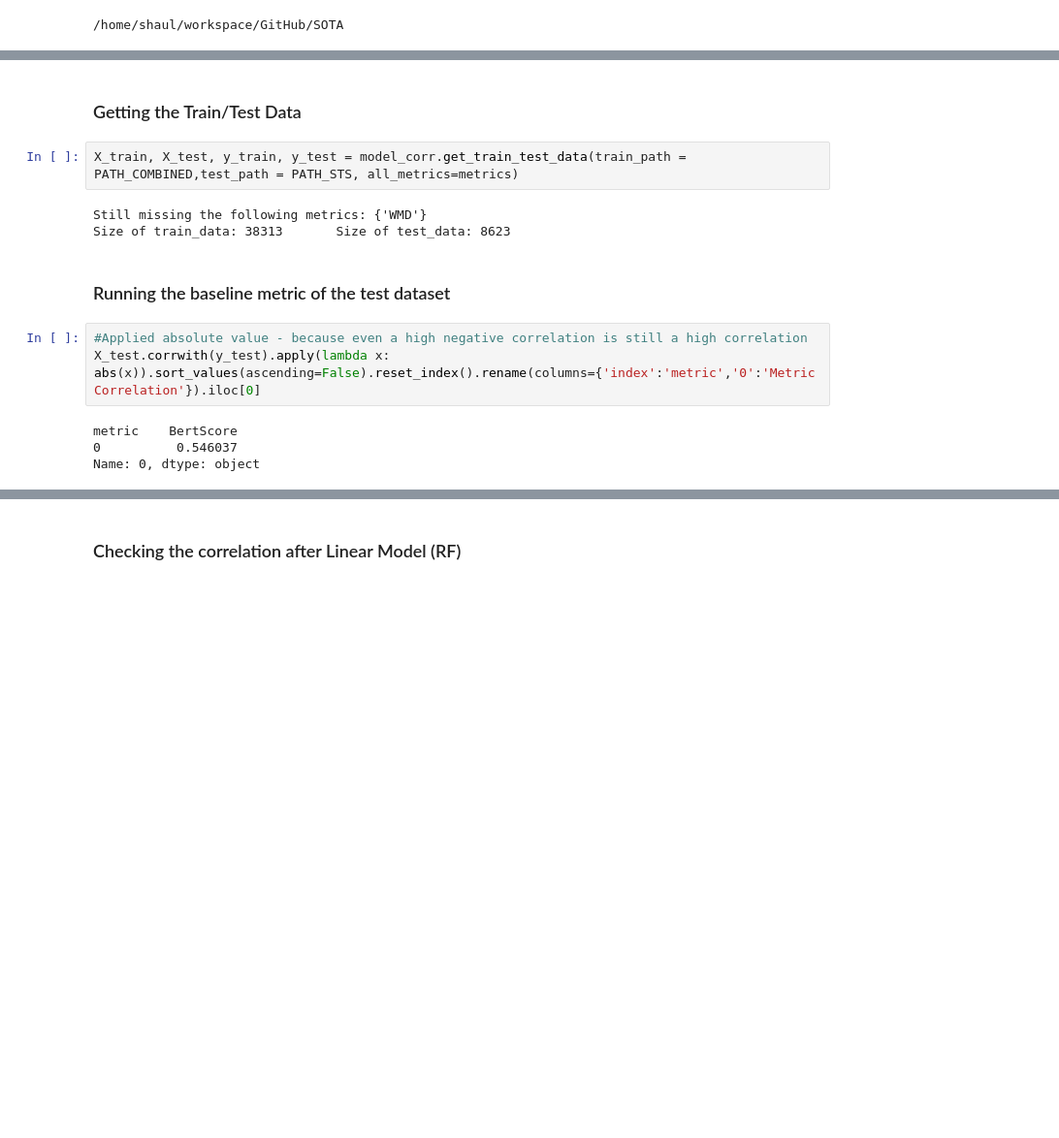
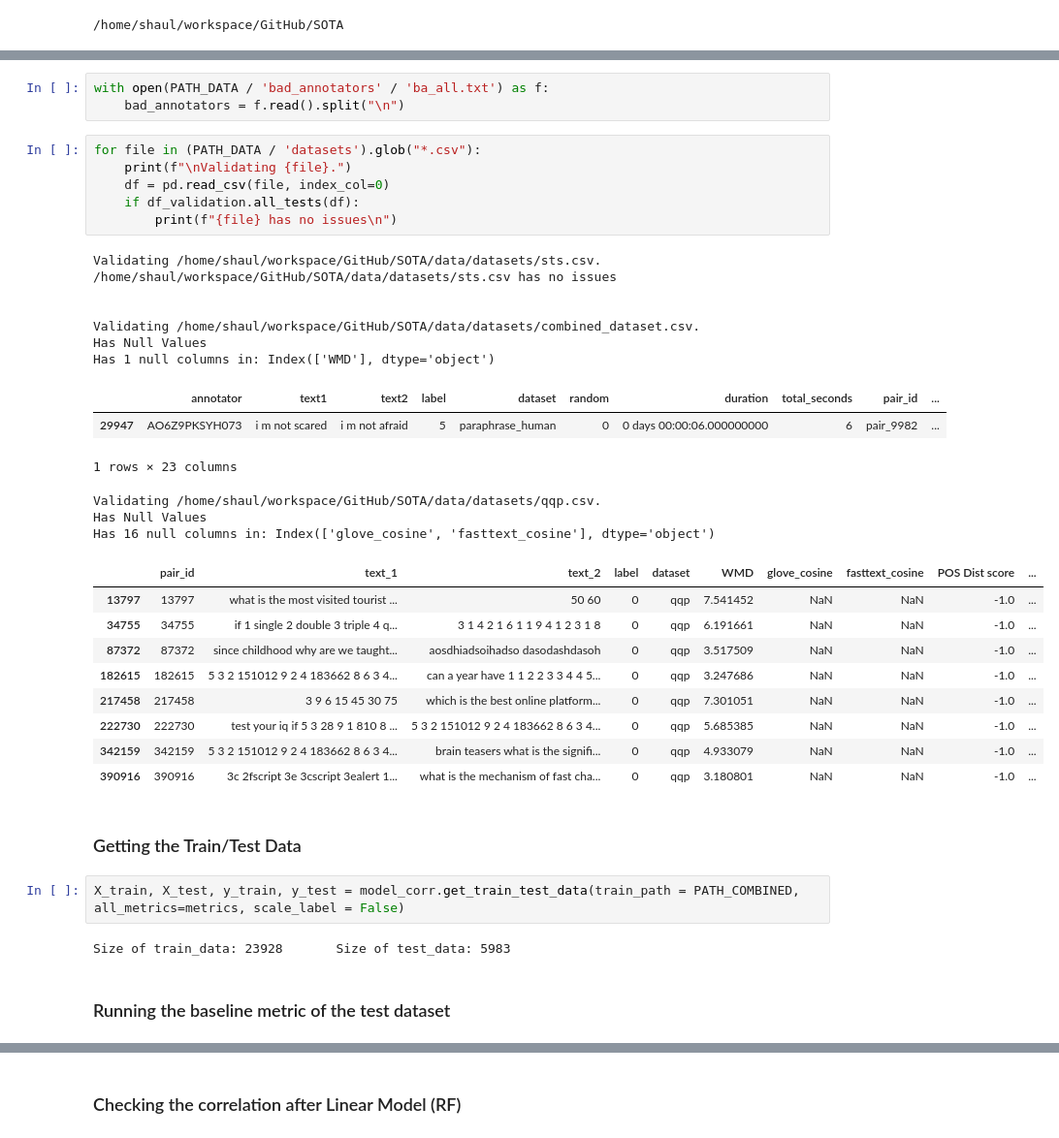
Before and after one commit to Hernanros/SOTA, a Jupyter notebook: notebooks/[SS]Testing_eval_data_corr.ipynb, the cells around one changed output, grey strips where cells are left out. Shown at 97% size. Drawn from its saved outputs; the diff is of its cells as text; blank space fills up the shorter version.

```diff
--- a/notebooks/[SS]Testing_eval_data_corr.ipynb
+++ b/notebooks/[SS]Testing_eval_data_corr.ipynb
@@ -41,16 +50,40 @@ metrics = ['bleu',
+# %%
+with open(PATH_DATA / 'bad_annotators' / 'ba_all.txt') as f:
+    bad_annotators = f.read().split("\n")
+# %%
+for file in (PATH_DATA / 'datasets').glob("*.csv"):
+    print(f"\nValidating {file}.")
+    df = pd.read_csv(file, index_col=0)
+    if df_validation.all_tests(df):
+        print(f"{file} has no issues\n")
+# %% [output]
+Validating /home/shaul/workspace/GitHub/SOTA/data/datasets/sts.csv.
+/home/shaul/workspace/GitHub/SOTA/data/datasets/sts.csv has no issues
+
+
+Validating /home/shaul/workspace/GitHub/SOTA/data/datasets/combined_dataset.csv.
+Has Null Values
+Has 1 null columns in: Index(['WMD'], dtype='object')
+|  | annotator | text1 | text2 | label | dataset | random | duration | total_seconds | pair_id | ... |
+| 29947 | AO6Z9PKSYH073 | i m not scared | i m not afraid | 5 | paraphrase_human | 0 | 0 days 00:00:06.000000000 | 6 | pair_9982 | ... |
+1 rows × 23 columns
+Validating /home/shaul/workspace/GitHub/SOTA/data/datasets/qqp.csv.
+Has Null Values
+Has 16 null columns in: Index(['glove_cosine', 'fasttext_cosine'], dtype='object')
+|  | pair_id | text_1 | text_2 | label | dataset | WMD | glove_cosine | fasttext_cosine | POS Dist score | ... |
+| 13797 | 13797 | what is the most visited tourist ... | 50 60 | 0 | qqp | 7.541452 | NaN | NaN | -1.0 | ... |
+| 34755 | 34755 | if 1 single 2 double 3 triple 4 q... | 3 1 4 2 1 6 1 1 9 4 1 2 3 1 8 | 0 | qqp | 6.191661 | NaN | NaN | -1.0 | ... |
+| 87372 | 87372 | since childhood why are we taught... | aosdhiadsoihadso dasodashdasoh | 0 | qqp | 3.517509 | NaN | NaN | -1.0 | ... |
+| 182615 | 182615 | 5 3 2 151012 9 2 4 183662 8 6 3 4... | can a year have 1 1 2 2 3 3 4 4 5... | 0 | qqp | 3.247686 | NaN | NaN | -1.0 | ... |
+| 217458 | 217458 | 3 9 6 15 45 30 75 | which is the best online platform... | 0 | qqp | 7.301051 | NaN | NaN | -1.0 | ... |
+| 222730 | 222730 | test your iq if 5 3 28 9 1 810 8 ... | 5 3 2 151012 9 2 4 183662 8 6 3 4... | 0 | qqp | 5.685385 | NaN | NaN | -1.0 | ... |
+| 342159 | 342159 | 5 3 2 151012 9 2 4 183662 8 6 3 4... | brain teasers what is the signifi... | 0 | qqp | 4.933079 | NaN | NaN | -1.0 | ... |
+| 390916 | 390916 | 3c 2fscript 3e 3cscript 3ealert 1... | what is the mechanism of fast cha... | 0 | qqp | 3.180801 | NaN | NaN | -1.0 | ... |
 # %% [markdown]
 ### Getting the Train/Test Data
 # %%
-X_train, X_test, y_train, y_test = model_corr.get_train_test_data(train_path = PATH_COMBINED,test_path = PATH_STS, all_metrics=metrics)
+X_train, X_test, y_train, y_test = model_corr.get_train_test_data(train_path = PATH_COMBINED, all_metrics=metrics, scale_label = False)
 # %% [output]
-Still missing the following metrics: {'WMD'}
-Size of train_data: 38313       Size of test_data: 8623
+Size of train_data: 23928       Size of test_data: 5983
 # %% [markdown]
 ### Running the baseline metric of the test dataset
-# %%
-#Applied absolute value - because even a high negative correlation is still a high correlation
-X_test.corrwith(y_test).apply(lambda x: abs(x)).sort_values(ascending=False).reset_index().rename(columns={'index':'metric','0':'Metric Correlation'}).iloc[0]
-# %% [output]
-metric    BertScore
-0          0.546037
-Name: 0, dtype: object
```
Also changed, not shown: parts of 10 cells of this notebook, 2 other files.
